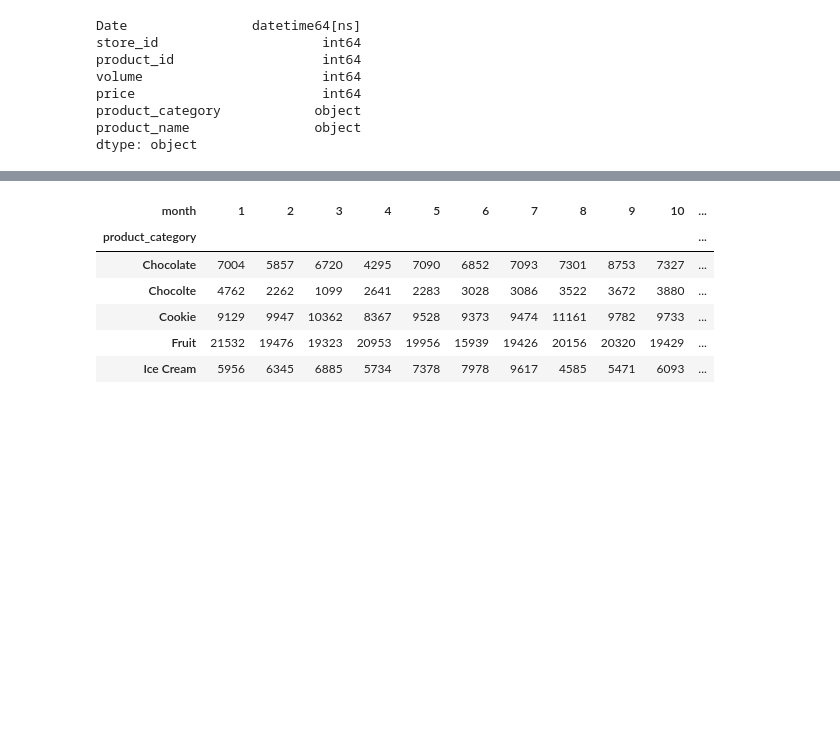
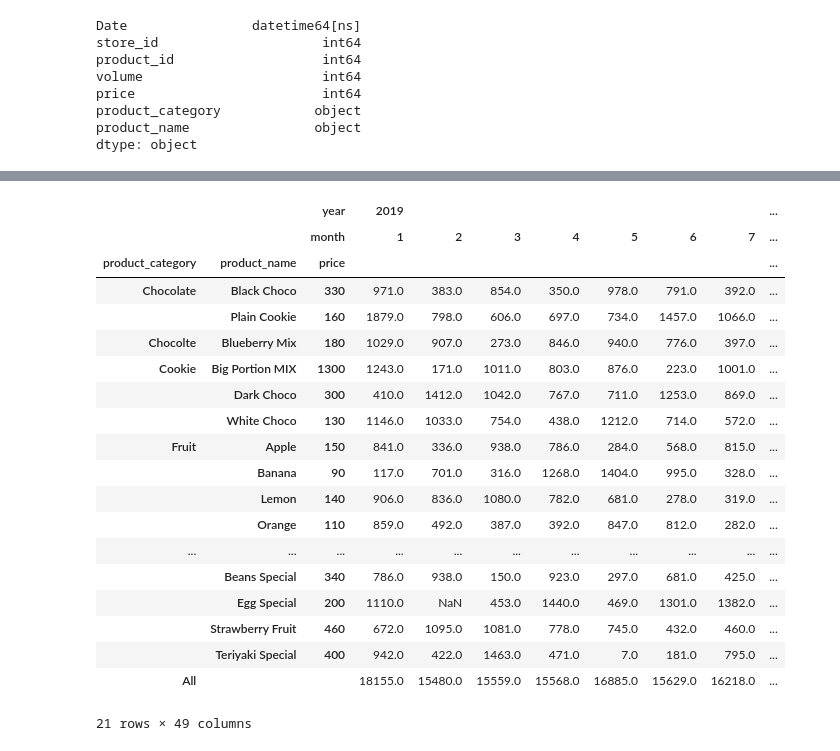
Before and after one commit to TeixeiraData/stores, a Jupyter notebook: five_exp.ipynb, the cells around one changed output, grey strips where cells are left out. Cells and saved outputs as stored; diff of their text form; code cells hidden in the pictures; blank space fills up the shorter version.

```diff
--- a/five_exp.ipynb
+++ b/five_exp.ipynb
@@ -55,14 +56,26 @@ geral_name.head()
 # %%
 end2 = geral_name.pivot_table(
-    values="volume", index=["product_category"], columns="month", aggfunc="sum", margins=True
+    values="volume", index=["product_category","product_name","price"], columns=["year","month"], aggfunc="sum", margins=True
 )
+end2
+# %% [output]
+|  |  | year | 2019 |  |  |  |  |  |  | ... |
+|  |  | month | 1 | 2 | 3 | 4 | 5 | 6 | 7 | ... |
+| product_category | product_name | price |  |  |  |  |  |  |  | ... |
+| Chocolate | Black Choco | 330 | 971.0 | 383.0 | 854.0 | 350.0 | 978.0 | 791.0 | 392.0 | ... |
+|  | Plain Cookie | 160 | 1879.0 | 798.0 | 606.0 | 697.0 | 734.0 | 1457.0 | 1066.0 | ... |
+| Chocolte | Blueberry Mix | 180 | 1029.0 | 907.0 | 273.0 | 846.0 | 940.0 | 776.0 | 397.0 | ... |
+| Cookie | Big Portion MIX | 1300 | 1243.0 | 171.0 | 1011.0 | 803.0 | 876.0 | 223.0 | 1001.0 | ... |
+|  | Dark Choco | 300 | 410.0 | 1412.0 | 1042.0 | 767.0 | 711.0 | 1253.0 | 869.0 | ... |
+|  | White Choco | 130 | 1146.0 | 1033.0 | 754.0 | 438.0 | 1212.0 | 714.0 | 572.0 | ... |
+| Fruit | Apple | 150 | 841.0 | 336.0 | 938.0 | 786.0 | 284.0 | 568.0 | 815.0 | ... |
+|  | Banana | 90 | 117.0 | 701.0 | 316.0 | 1268.0 | 1404.0 | 995.0 | 328.0 | ... |
+|  | Lemon | 140 | 906.0 | 836.0 | 1080.0 | 782.0 | 681.0 | 278.0 | 319.0 | ... |
+|  | Orange | 110 | 859.0 | 492.0 | 387.0 | 392.0 | 847.0 | 812.0 | 282.0 | ... |
+| ... | ... | ... | ... | ... | ... | ... | ... | ... | ... | ... |
+|  | Beans Special | 340 | 786.0 | 938.0 | 150.0 | 923.0 | 297.0 | 681.0 | 425.0 | ... |
+|  | Egg Special | 200 | 1110.0 | NaN | 453.0 | 1440.0 | 469.0 | 1301.0 | 1382.0 | ... |
+|  | Strawberry Fruit | 460 | 672.0 | 1095.0 | 1081.0 | 778.0 | 745.0 | 432.0 | 460.0 | ... |
+|  | Teriyaki Special | 400 | 942.0 | 422.0 | 1463.0 | 471.0 | 7.0 | 181.0 | 795.0 | ... |
+| All |  |  | 18155.0 | 15480.0 | 15559.0 | 15568.0 | 16885.0 | 15629.0 | 16218.0 | ... |
+21 rows × 49 columns
-# %%
-end2.head()
-# %% [output]
-| month | 1 | 2 | 3 | 4 | 5 | 6 | 7 | 8 | 9 | 10 | ... |
-| product_category |  |  |  |  |  |  |  |  |  |  | ... |
-| Chocolate | 7004 | 5857 | 6720 | 4295 | 7090 | 6852 | 7093 | 7301 | 8753 | 7327 | ... |
-| Chocolte | 4762 | 2262 | 1099 | 2641 | 2283 | 3028 | 3086 | 3522 | 3672 | 3880 | ... |
-| Cookie | 9129 | 9947 | 10362 | 8367 | 9528 | 9373 | 9474 | 11161 | 9782 | 9733 | ... |
-| Fruit | 21532 | 19476 | 19323 | 20953 | 19956 | 15939 | 19426 | 20156 | 20320 | 19429 | ... |
-| Ice Cream | 5956 | 6345 | 6885 | 5734 | 7378 | 7978 | 9617 | 4585 | 5471 | 6093 | ... |
```
Also changed, not shown: parts of 3 cells of this notebook.
